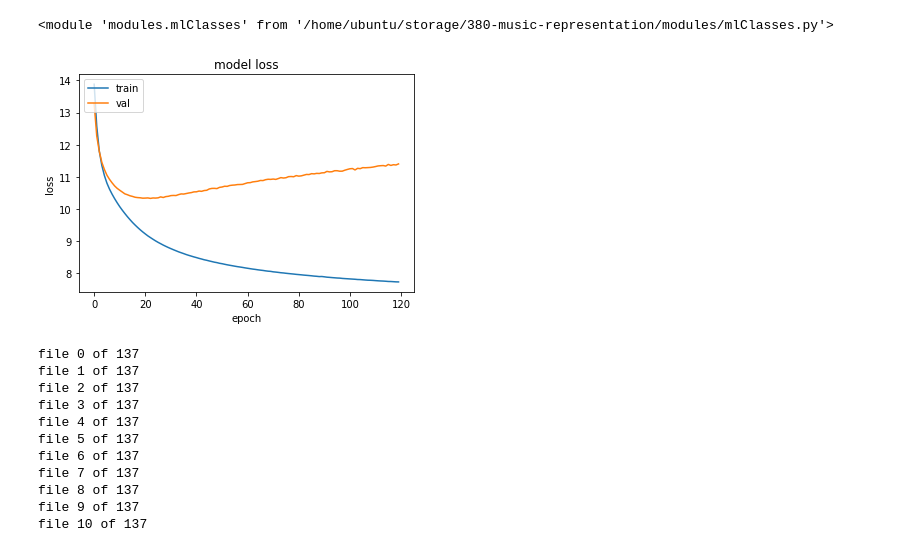
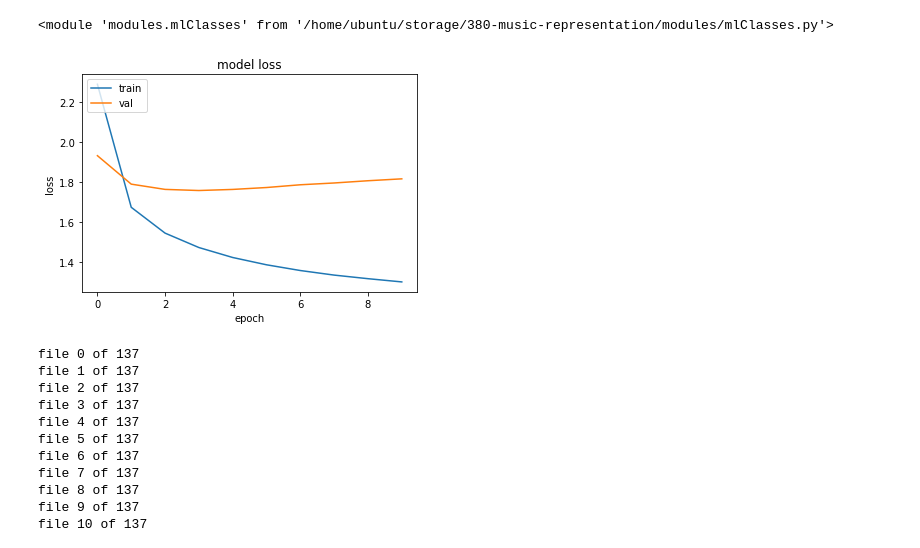
Before and after one commit to aleathwick/380-music-representation, a Jupyter notebook: data_exploration.ipynb, the cells around one changed output. Saved outputs shown, nothing was run; the diff lists cells and outputs as text; code cells hidden in the pictures.

```diff
--- a/data_exploration.ipynb
+++ b/data_exploration.ipynb
@@ -35,19 +35,19 @@ with open('training_data/oore_v1/oore_val.json', 'r') as f:
     X_val = json.load(f)
 # %%
 import ast
-with open(f'models/nbmodel3/history120eStr.json', 'r') as f:
+with open(f'models/oore4/history40e.json', 'r') as f:
     hist = ast.literal_eval(json.load(f))
 metric = 'loss'
 # print(hist)
 plt.plot(hist[metric])
 plt.plot(hist['val_' + metric])
 plt.title('model ' + metric)
 plt.ylabel(metric)
 plt.xlabel('epoch')
 plt.legend(['train', 'val'], loc='upper left')
 plt.show()
 # %% [output]
-[figure, old version]
+[figure, new version]
 # %%
 pm =
 metric = 'loss'
```
Also changed, not shown: 10 other files.
